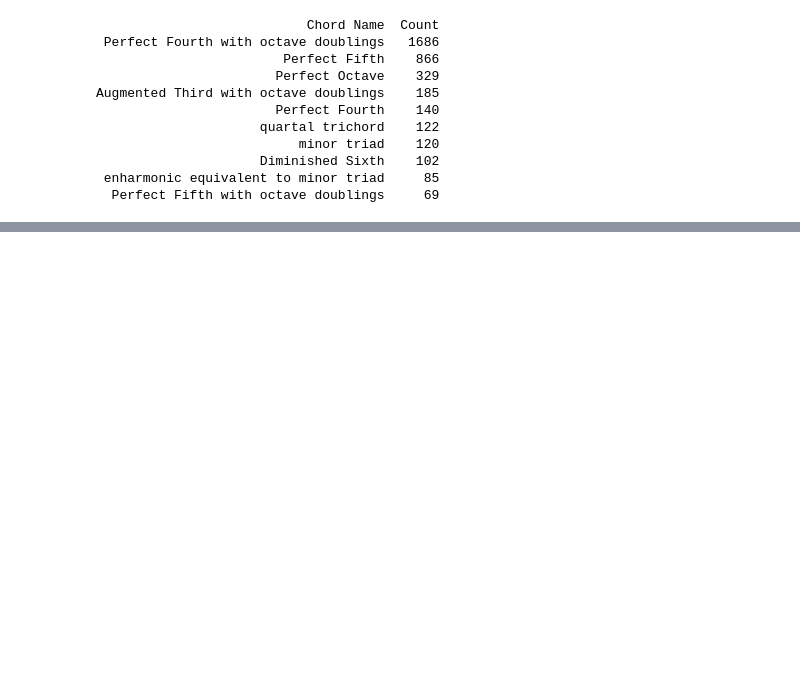
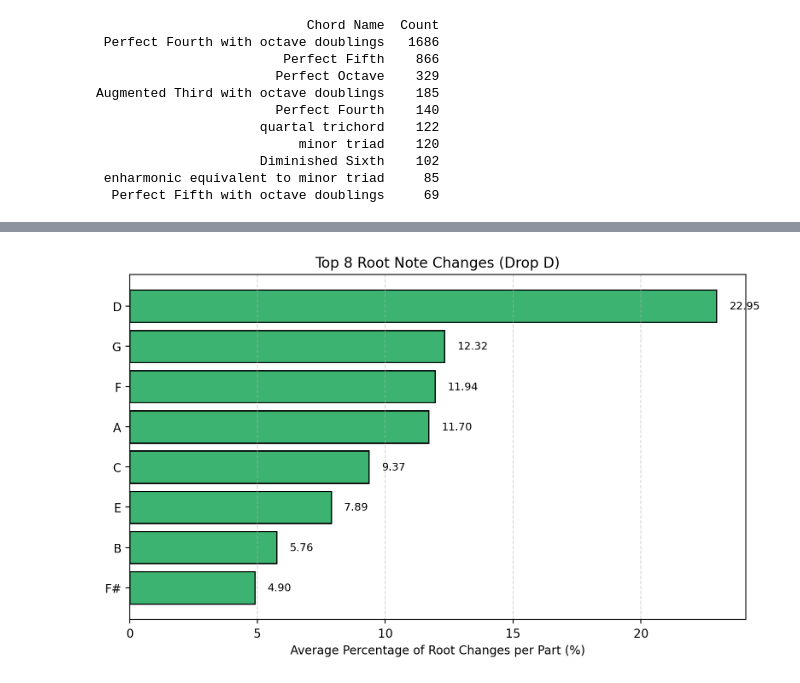
Before and after one commit to arhanv/ug-dataset, a Jupyter notebook: notebooks/chord-music21-analysis.ipynb, the cells around one changed output, grey strips where cells are left out. Saved outputs shown, nothing was run; the diff lists cells and outputs as text; code cells hidden in the pictures; blank space fills up the shorter version.

```diff
--- a/notebooks/chord-music21-analysis.ipynb
+++ b/notebooks/chord-music21-analysis.ipynb
@@ -189,0 +474,5 @@ Augmented Third with octave doublings    185
+# %%
+root_changes_dropd = get_root_chord_changes(tuning_parts_dict["Drop D"])
+plot_root_chord_changes(root_changes_dropd, tuning_name="Drop D", topn=8)
+# %% [output]
+[figure, added]
```
Also changed, not shown: parts of 14 cells of this notebook.
